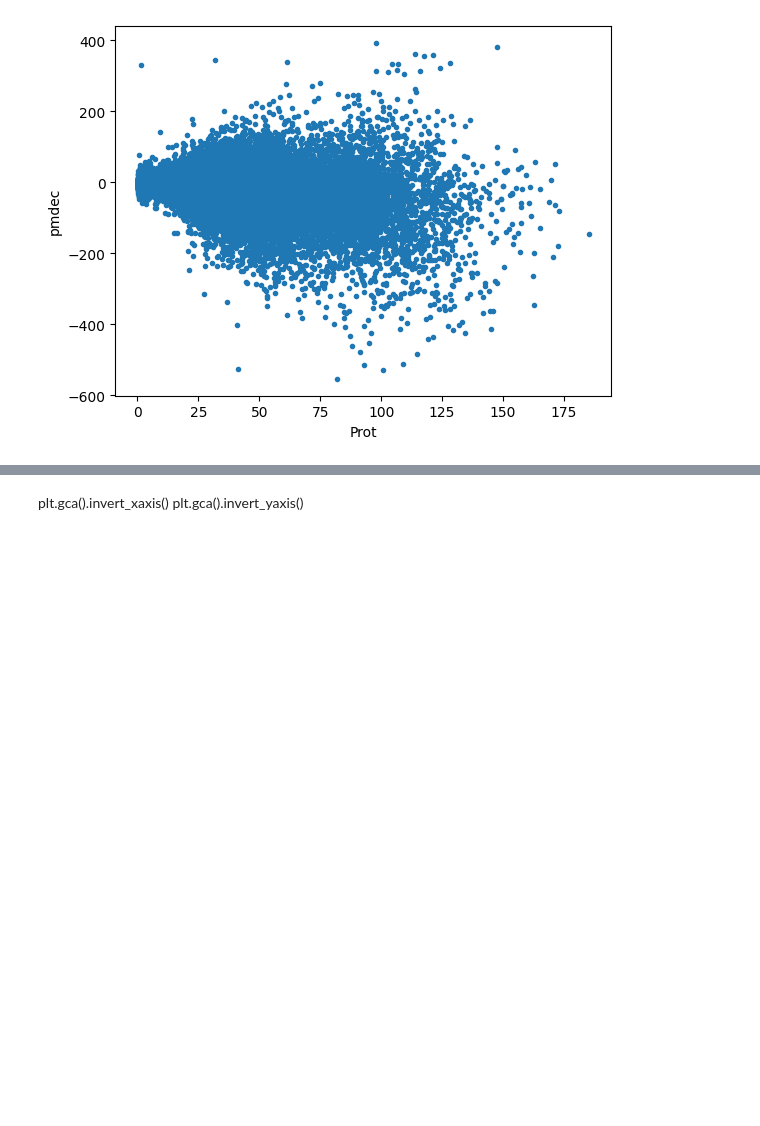
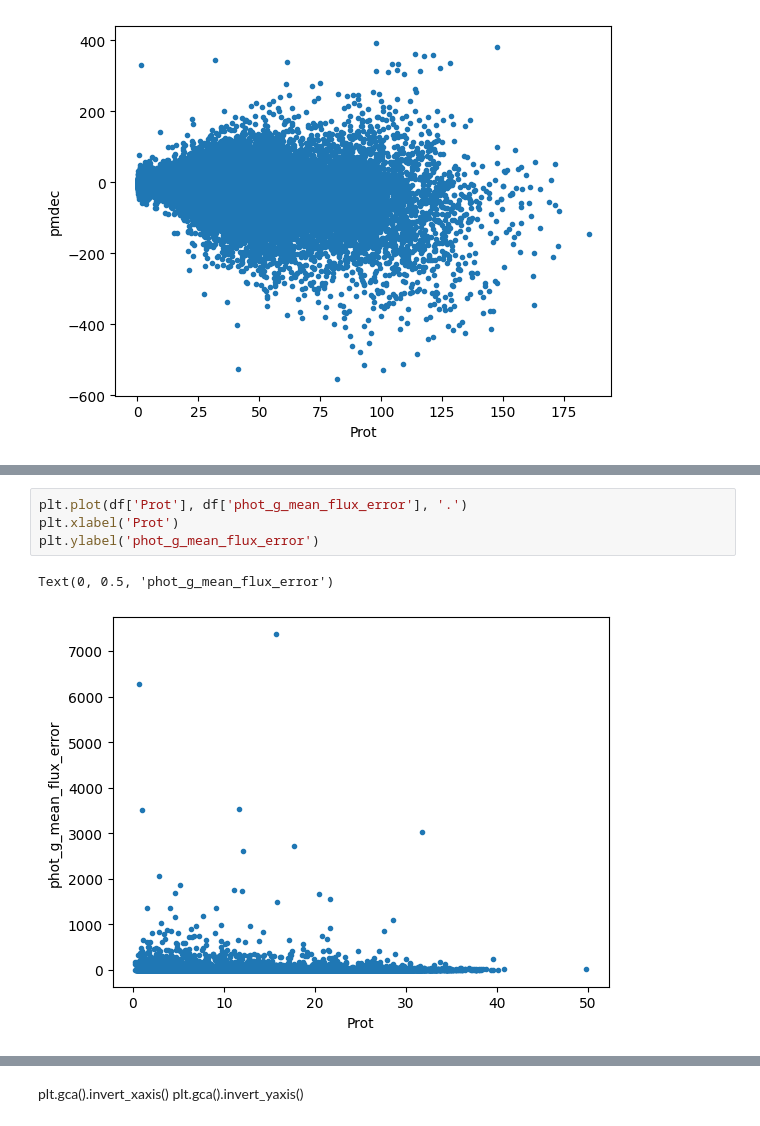
Before and after one commit to Jadesola3/SRMP, a Jupyter notebook: star_rotation_official.ipynb, the cells around one changed output, grey strips where cells are left out. Cells and saved outputs as stored; diff of their text form; blank space fills up the shorter version.

```diff
--- a/star_rotation_official.ipynb
+++ b/star_rotation_official.ipynb
@@ -124,0 +142,7 @@ Text(0, 0.5, 'pmdec')
+# %%
+plt.plot(df['Prot'], df['phot_g_mean_flux_error'], '.')
+plt.xlabel('Prot')
+plt.ylabel('phot_g_mean_flux_error')
+# %% [output]
+Text(0, 0.5, 'phot_g_mean_flux_error')
+[figure, added]
```
Also changed, not shown: parts of 37 cells of this notebook.
